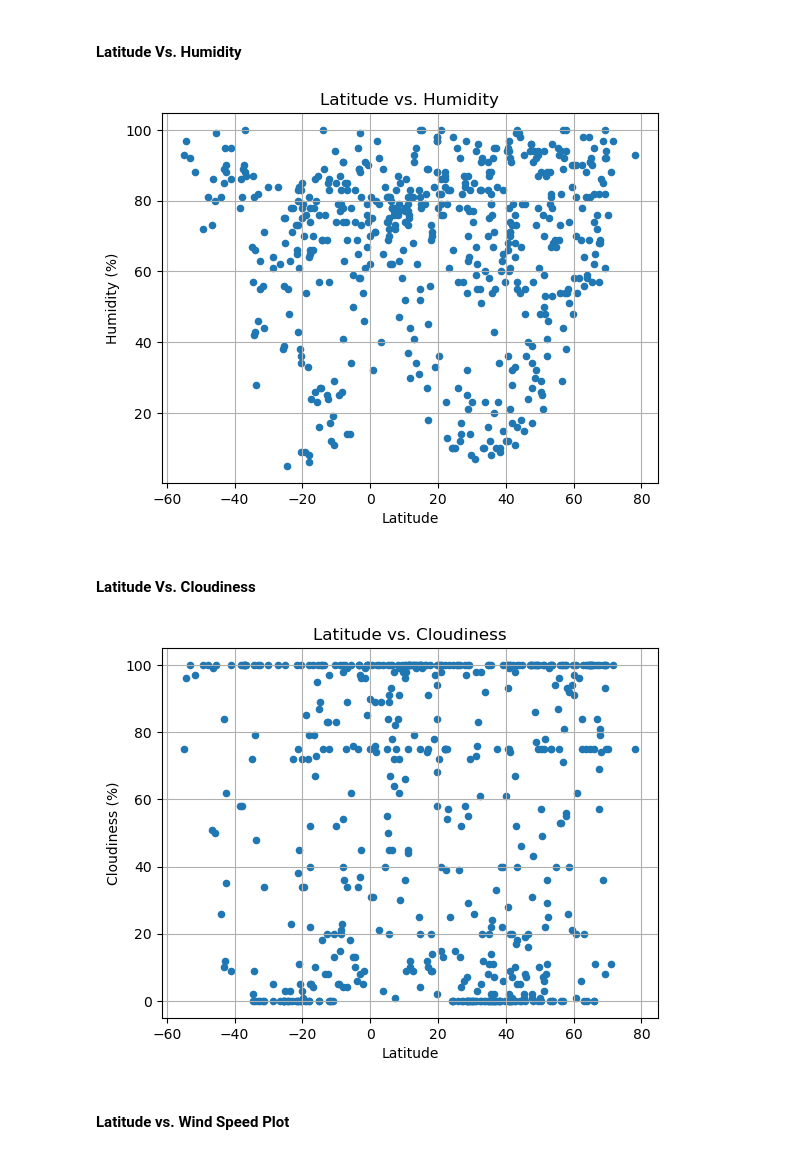
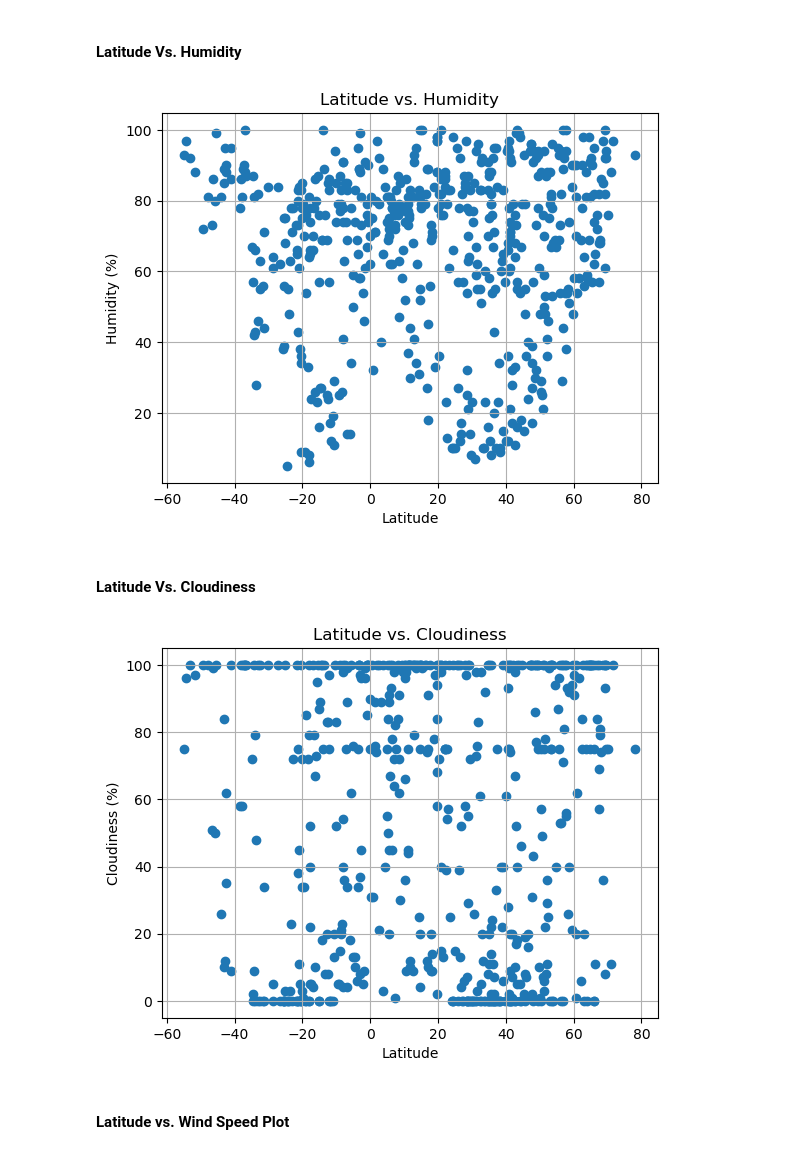
Before and after one commit to alyssahondrade/python-api-challenge, a Jupyter notebook: WeatherPy.ipynb, the cells around one changed output. Cells and saved outputs as stored; diff of their text form; code cells hidden in the pictures.

Commit message:
created correct linreg plot

```diff
--- a/WeatherPy.ipynb
+++ b/WeatherPy.ipynb
@@ -209,32 +209,34 @@ plt.show()
 #### Latitude Vs. Humidity
 # %%
 # Build the scatter plots for latitude vs. humidity
-lat_humid = city_data_df.plot(
-    kind="scatter", x="Lat", y="Humidity", title="Latitude vs. Humidity")
+fig_lat_humid, ax_lat_humid = plt.subplots()
+ax_lat_humid.scatter(city_data_df["Lat"], city_data_df["Humidity"])
 
 # Incorporate the other graph properties
-lat_humid.set_xlabel("Latitude")
-lat_humid.set_ylabel("Humidity (%)")
-lat_humid.grid(True)
+plt.title("Latitude vs. Humidity")
+plt.xlabel("Latitude")
+plt.ylabel("Humidity (%)")
+plt.grid(True)
 
 # Save the figure
 plt.savefig("output_data/Fig2.png")
 
 # Show plot
 plt.show()
 # %% [output]
-[figure, old version]
+[figure, new version]
 # %% [markdown]
 #### Latitude Vs. Cloudiness
 # %%
 # Build the scatter plots for latitude vs. cloudiness
-lat_cloud = city_data_df.plot(
-    kind="scatter", x="Lat", y="Cloudiness", title="Latitude vs. Cloudiness")
+fig_lat_cloud, ax_lat_cloud = plt.subplots()
+ax_lat_cloud.scatter(city_data_df["Lat"], city_data_df["Cloudiness"])
 
 # Incorporate the other graph properties
-lat_cloud.set_xlabel("Latitude")
-lat_cloud.set_ylabel("Cloudiness (%)")
-lat_cloud.grid(True)
+plt.title("Latitude vs. Cloudiness")
+plt.xlabel("Latitude")
+plt.ylabel("Cloudiness (%)")
+plt.grid(True)
 
 # Save the figure
 plt.savefig("output_data/Fig3.png")
@@ -242,7 +244,7 @@ plt.savefig("output_data/Fig3.png")
 # Show plot
 plt.show()
 # %% [output]
-[figure, old version]
+[figure, new version]
 # %% [markdown]
 #### Latitude vs. Wind Speed Plot
 # %%
```
Also changed, not shown: parts of 4 cells of this notebook, 3 other files.
